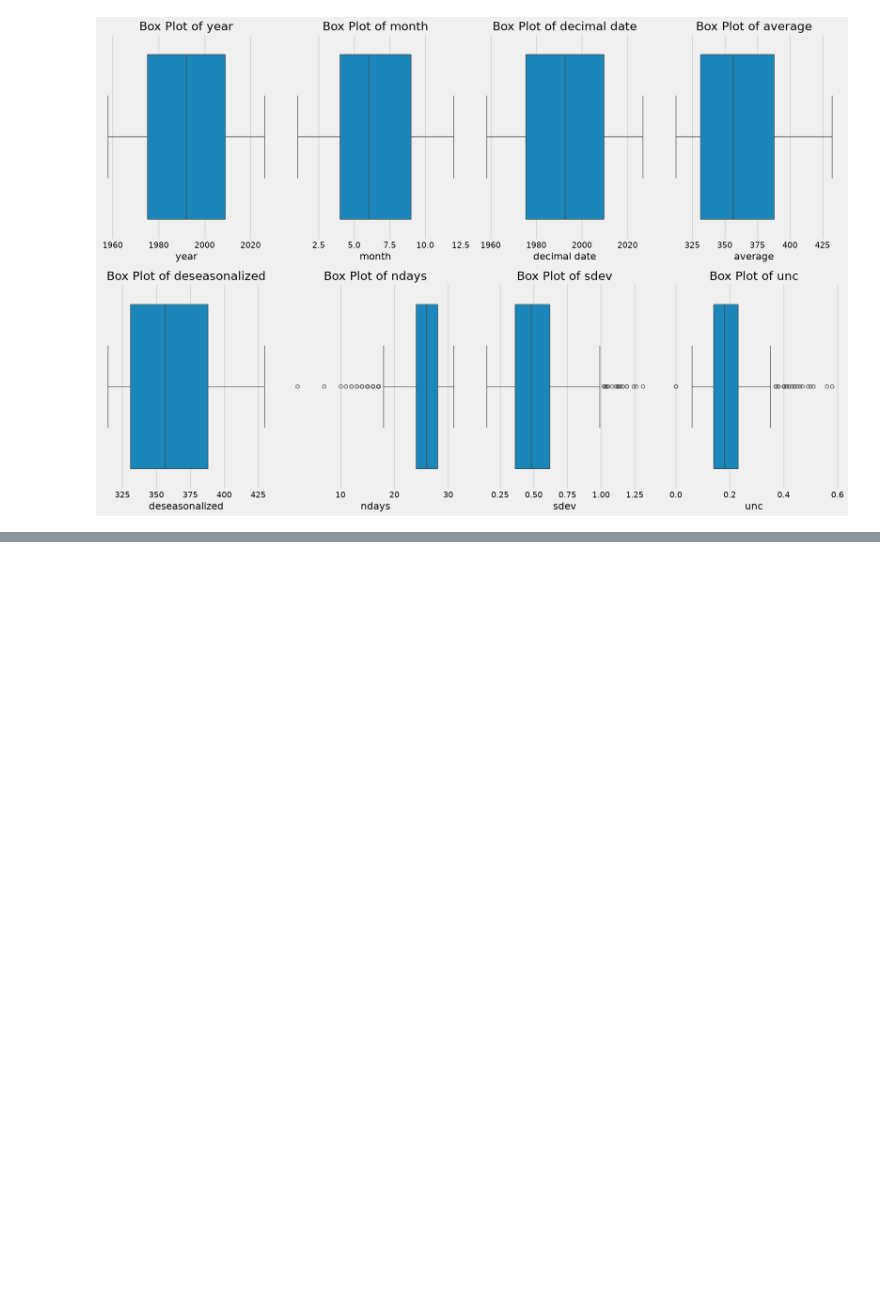
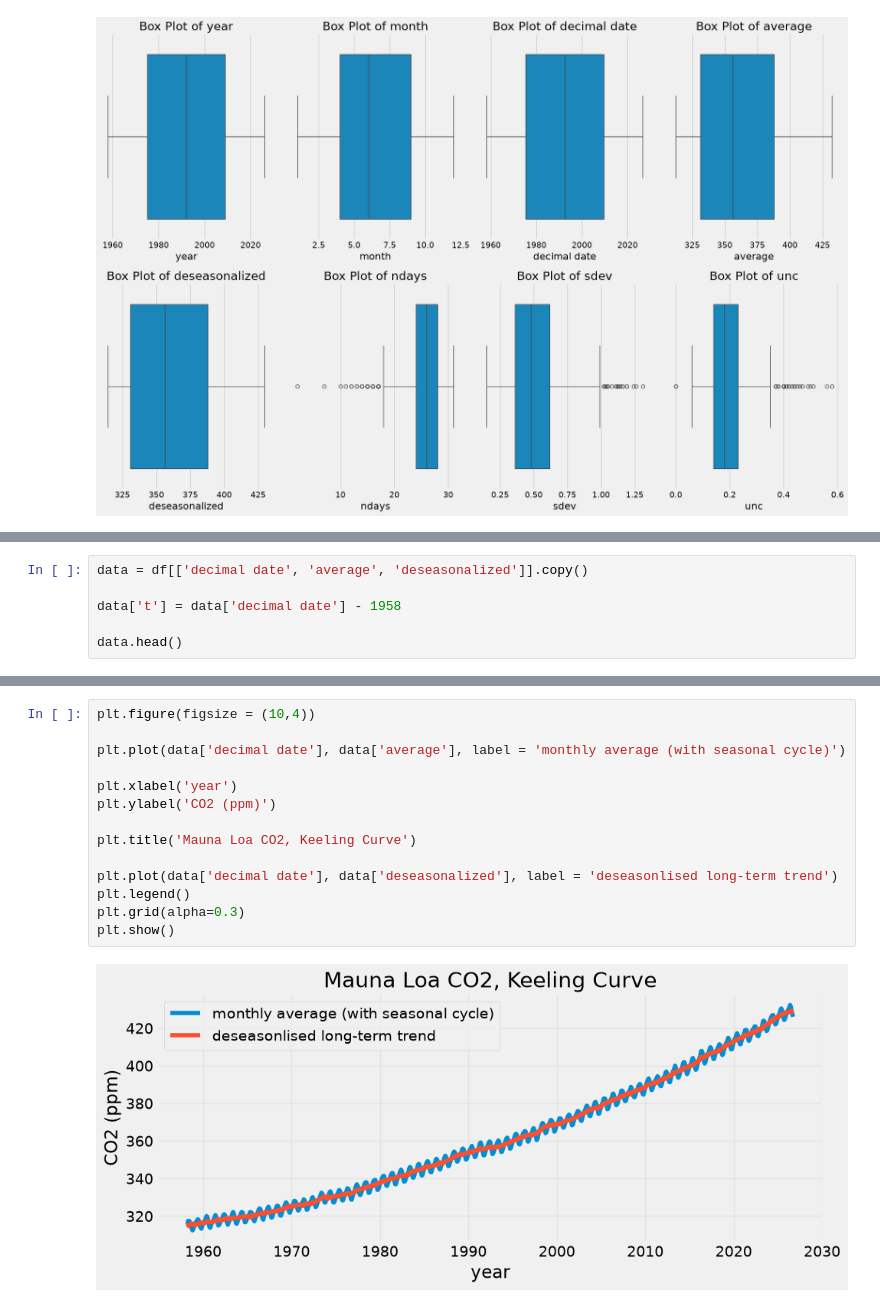
Before and after one commit to IvanKennethBibat/machine-learning-notebooks, a Jupyter notebook: notebooks/polynomial.ipynb, the cells around one changed output, grey strips where cells are left out. Cells and saved outputs as stored; diff of their text form; blank space fills up the shorter version.

```diff
--- a/notebooks/polynomial.ipynb
+++ b/notebooks/polynomial.ipynb
@@ -163,0 +167,6 @@ plt.show()
+# %%
+data = df[['decimal date', 'average', 'deseasonalized']].copy()
+
+data['t'] = data['decimal date'] - 1958
+
+data.head()
@@ -163,0 +180,16 @@ plt.show()
+# %%
+plt.figure(figsize = (10,4))
+
+plt.plot(data['decimal date'], data['average'], label = 'monthly average (with seasonal cycle)')
+
+plt.xlabel('year')
+plt.ylabel('CO2 (ppm)')
+
+plt.title('Mauna Loa CO2, Keeling Curve')
+
+plt.plot(data['decimal date'], data['deseasonalized'], label = 'deseasonlised long-term trend')
+plt.legend()
+plt.grid(alpha=0.3)
+plt.show()
+# %% [output]
+[figure, added]
```
Also changed, not shown: parts of 17 cells of this notebook.
